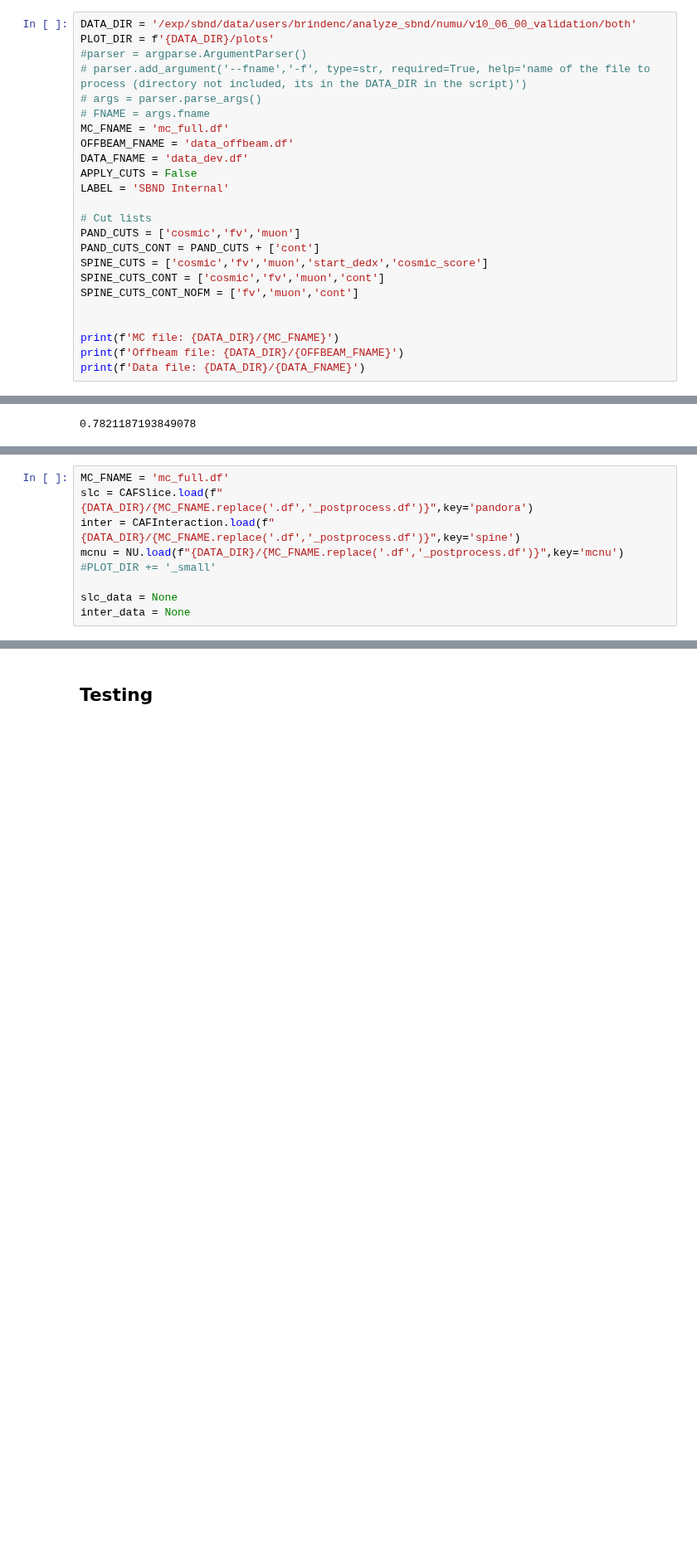
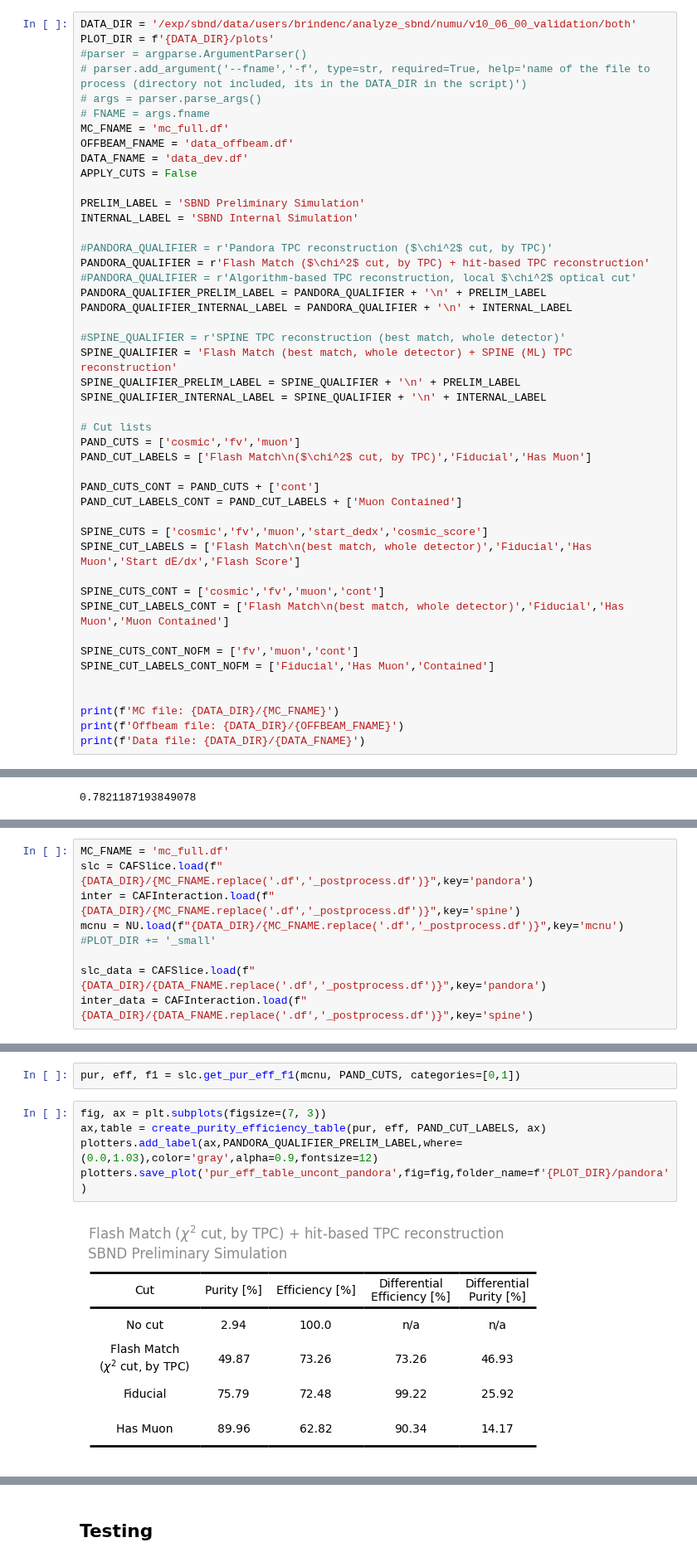
Before and after one commit to sungbinoh/cafpyana, a Jupyter notebook: analysis_village/numuincl/postprocess.ipynb, the cells around one changed output, grey strips where cells are left out. Shown at 83% size. Drawn from its saved outputs; the diff is of its cells as text; blank space fills up the shorter version.

```diff
--- a/analysis_village/numuincl/postprocess.ipynb
+++ b/analysis_village/numuincl/postprocess.ipynb
@@ -45,14 +46,36 @@ MC_FNAME = 'mc_full.df'
 OFFBEAM_FNAME = 'data_offbeam.df'
 DATA_FNAME = 'data_dev.df'
 APPLY_CUTS = False
-LABEL = 'SBND Internal'
+
+PRELIM_LABEL = 'SBND Preliminary Simulation'
+INTERNAL_LABEL = 'SBND Internal Simulation'
+
+#PANDORA_QUALIFIER = r'Pandora TPC reconstruction ($\chi^2$ cut, by TPC)'
+PANDORA_QUALIFIER = r'Flash Match ($\chi^2$ cut, by TPC) + hit-based TPC reconstruction'
+#PANDORA_QUALIFIER = r'Algorithm-based TPC reconstruction, local $\chi^2$ optical cut'
+PANDORA_QUALIFIER_PRELIM_LABEL = PANDORA_QUALIFIER + '\n' + PRELIM_LABEL
+PANDORA_QUALIFIER_INTERNAL_LABEL = PANDORA_QUALIFIER + '\n' + INTERNAL_LABEL
+
+#SPINE_QUALIFIER = r'SPINE TPC reconstruction (best match, whole detector)'
+SPINE_QUALIFIER = 'Flash Match (best match, whole detector) + SPINE (ML) TPC reconstruction'
+SPINE_QUALIFIER_PRELIM_LABEL = SPINE_QUALIFIER + '\n' + PRELIM_LABEL
+SPINE_QUALIFIER_INTERNAL_LABEL = SPINE_QUALIFIER + '\n' + INTERNAL_LABEL
 
 # Cut lists
 PAND_CUTS = ['cosmic','fv','muon']
+PAND_CUT_LABELS = ['Flash Match\n($\chi^2$ cut, by TPC)','Fiducial','Has Muon']
+
 PAND_CUTS_CONT = PAND_CUTS + ['cont']
+PAND_CUT_LABELS_CONT = PAND_CUT_LABELS + ['Muon Contained']
+
 SPINE_CUTS = ['cosmic','fv','muon','start_dedx','cosmic_score']
+SPINE_CUT_LABELS = ['Flash Match\n(best match, whole detector)','Fiducial','Has Muon','Start dE/dx','Flash Score']
+
 SPINE_CUTS_CONT = ['cosmic','fv','muon','cont']
+SPINE_CUT_LABELS_CONT = ['Flash Match\n(best match, whole detector)','Fiducial','Has Muon','Muon Contained']
+
 SPINE_CUTS_CONT_NOFM = ['fv','muon','cont']
+SPINE_CUT_LABELS_CONT_NOFM = ['Fiducial','Has Muon','Contained']
 
 
 print(f'MC file: {DATA_DIR}/{MC_FNAME}')
@@ -394,5 +417,5 @@ inter = CAFInteraction.load(f"{DATA_DIR}/{MC_FNAME.replace('.df','_postprocess.d
 mcnu = NU.load(f"{DATA_DIR}/{MC_FNAME.replace('.df','_postprocess.df')}",key='mcnu')
 #PLOT_DIR += '_small'
 
-slc_data = None
-inter_data = None
+slc_data = CAFSlice.load(f"{DATA_DIR}/{DATA_FNAME.replace('.df','_postprocess.df')}",key='pandora')
+inter_data = CAFInteraction.load(f"{DATA_DIR}/{DATA_FNAME.replace('.df','_postprocess.df')}",key='spine')
@@ -538,0 +687,9 @@ def create_hist(series,labels,dens,data_series=None,scale_data=False,cut_desc=''
+# %%
+pur, eff, f1 = slc.get_pur_eff_f1(mcnu, PAND_CUTS, categories=[0,1])
+# %%
+fig, ax = plt.subplots(figsize=(7, 3))
+ax,table = create_purity_efficiency_table(pur, eff, PAND_CUT_LABELS, ax)
+plotters.add_label(ax,PANDORA_QUALIFIER_PRELIM_LABEL,where=(0.0,1.03),color='gray',alpha=0.9,fontsize=12)
+plotters.save_plot('pur_eff_table_uncont_pandora',fig=fig,folder_name=f'{PLOT_DIR}/pandora')
+# %% [output]
+[figure, added]
```
Also changed, not shown: parts of 41 cells of this notebook, 4 other files.
